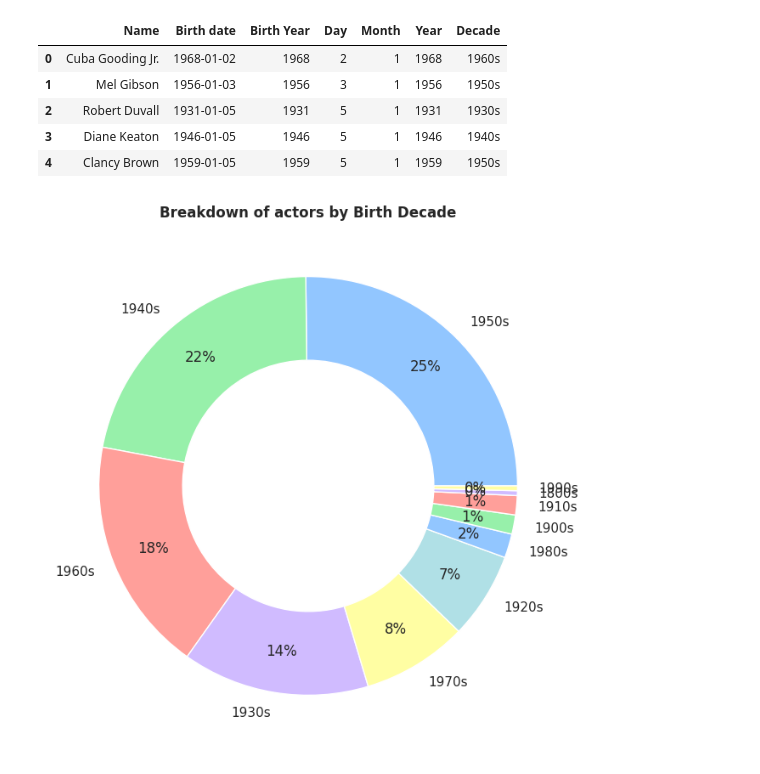
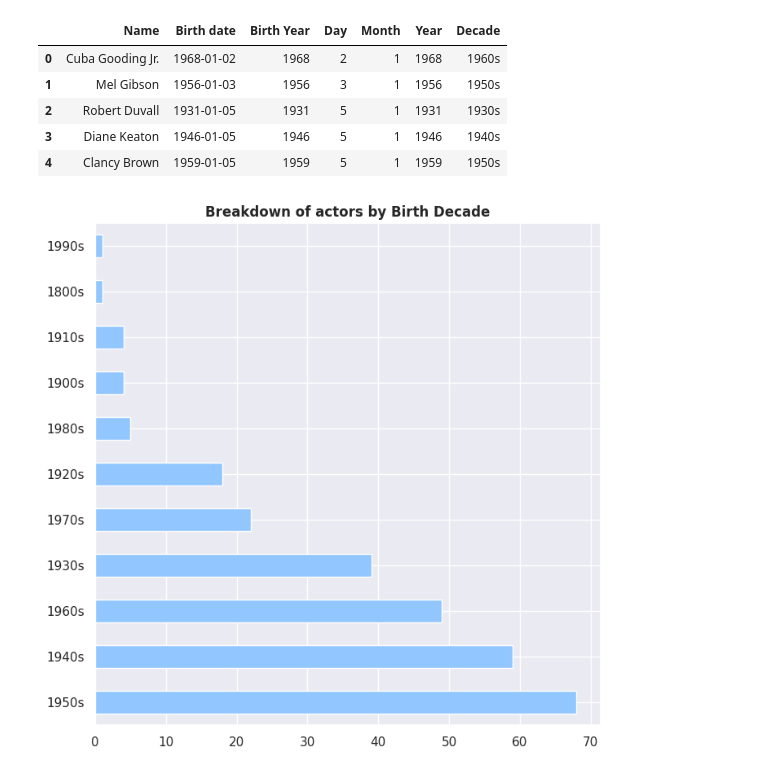
Before and after one commit to guilhermelaviola/FavoriteActorsAnalysis, a Jupyter notebook: FavoriteActorsAnalysis.ipynb, the cells around one changed output. Cells and saved outputs as stored; diff of their text form; code cells hidden in the pictures.

```diff
--- a/FavoriteActorsAnalysis.ipynb
+++ b/FavoriteActorsAnalysis.ipynb
@@ -103,6 +106,8 @@ def group_by_decade(year):
     result = '1980s'
   elif year >= 1990 and year <= 1999:
     result = '1990s'
+  elif year >= 2000 and year <= 2009:
+    result = '2000s'
   else:
     result = 'Not classified'
   return result
@@ -122,13 +127,10 @@ actors.head()
 | 4 | Clancy Brown | 1959-01-05 | 1959 | 5 | 1 | 1959 | 1950s |
 # %%
 # Displaying actors by birth decade:
-actors.groupby('Birth date').first()['Decade'].value_counts().plot(kind = 'pie',
-                                                              autopct = '%.0f%%',
-                                                              figsize = (8, 8),
-                                                              wedgeprops = dict(width = 0.4),
-                                                              pctdistance = 0.8)
+actors.groupby('Birth date').first()['Decade'].value_counts().plot(kind = 'barh',
+                                                              figsize = (8, 8))
 plt.ylabel(None)
 plt.title('Breakdown of actors by Birth Decade', fontweight = 'bold')
 plt.show()
 # %% [output]
-[figure, old version]
+[figure, new version]
```
Also changed, not shown: parts of 3 cells of this notebook.
